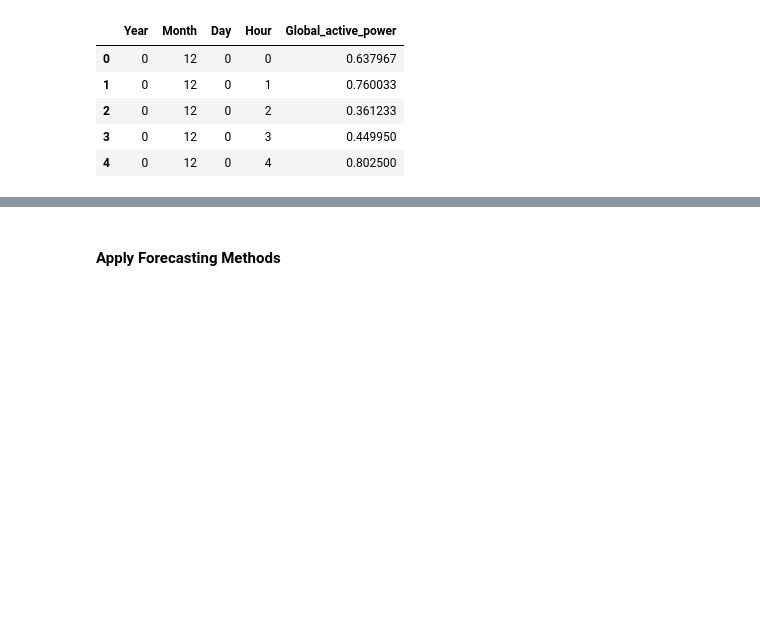
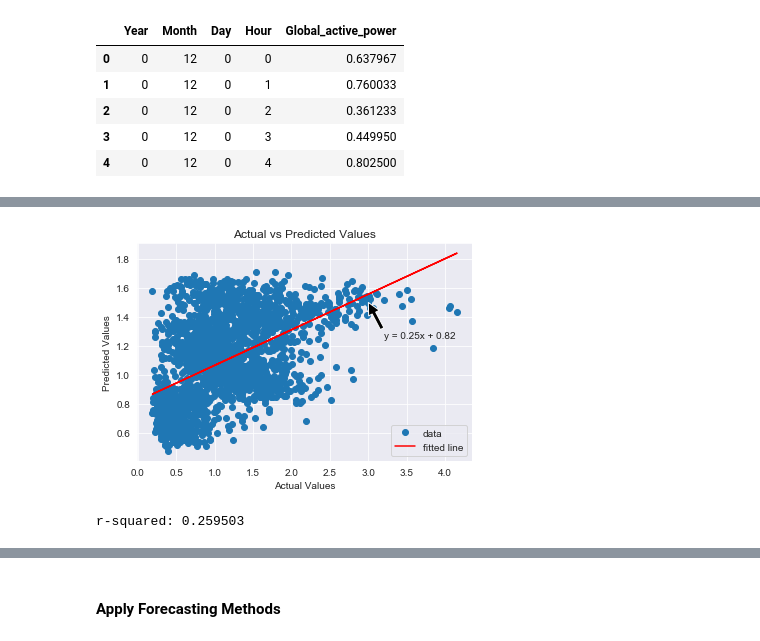
Before and after one commit to mkivenson/Household-Power-Consumption, a Jupyter notebook: Energy_Analysis.ipynb, the cells around one changed output, grey strips where cells are left out. Saved outputs shown, nothing was run; the diff lists cells and outputs as text; code cells hidden in the pictures; blank space fills up the shorter version.

```diff
--- a/Energy_Analysis.ipynb
+++ b/Energy_Analysis.ipynb
@@ -286,6 +362,5 @@ energy_hourly_summary.head()
 # %%
-# Partition Series
 from sklearn.model_selection import train_test_split
 x = energy_hourly_summary[['Year','Month','Day','Hour']]
 y = energy_hourly_summary.Global_active_power
-x_train1,x_test1,y_train1,y_test1=train_test_split(x, y, train_size=0.75, test_size = 0.25, random_state=1)
+x_train,x_test,y_train,y_test=train_test_split(x, y, train_size=0.75, test_size = 0.25, random_state=1)
@@ -291,0 +371,5 @@ x_train1,x_test1,y_train1,y_test1=train_test_split(x, y, train_size=0.75, test_s
+# %%
+from sklearn.linear_model import LinearRegression
+lm = LinearRegression()
+model = lm.fit(x_train, y_train)
+predictions=lm.predict(x_test)
@@ -291,0 +379,17 @@ x_train1,x_test1,y_train1,y_test1=train_test_split(x, y, train_size=0.75, test_s
+# %%
+slope, intercept, r_value, p_value, std_err = stats.linregress(y_test, predictions)
+
+plt.plot(y_test, predictions, 'o', label='data')
+plt.plot(y_test, intercept + slope*y_test, 'r', label='fitted line')
+plt.legend()
+plt.annotate(
+'y = ' + str(round(slope,2)) + 'x' + ' + ' + str(round(intercept,2)), xy=(3, 1.5), xytext=(3.2, 1.25),
+arrowprops=dict(facecolor='black', shrink=0.01))
+plt.xlabel('Actual Values')
+plt.title('Actual vs Predicted Values')
+plt.ylabel('Predicted Values')
+plt.show()
+print("r-squared: %f" % r_value**2)
+# %% [output]
+[figure, added]
+r-squared: 0.259503
```
Also changed, not shown: parts of 63 cells of this notebook, 2 other files.
